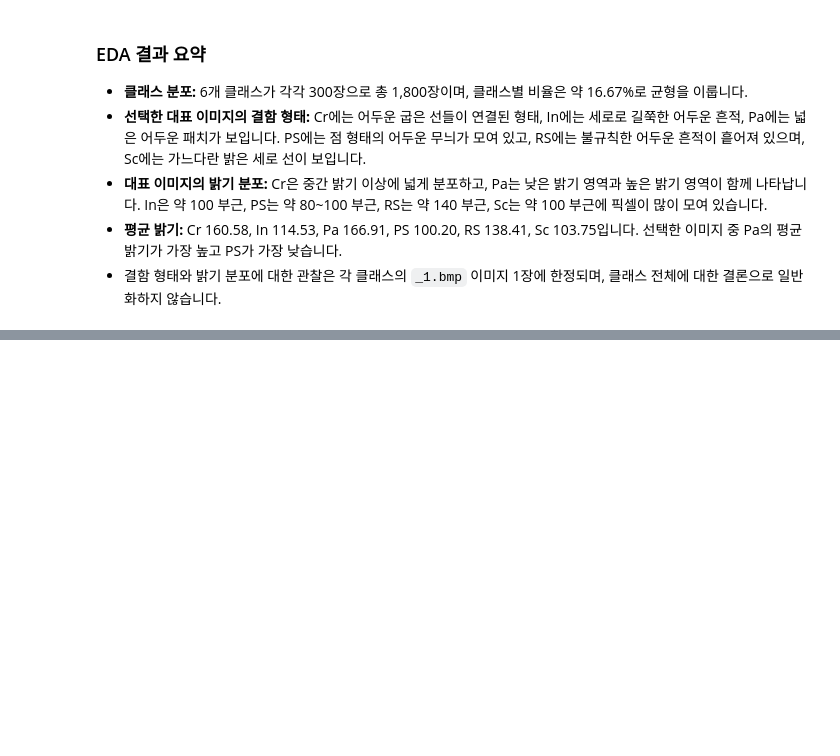
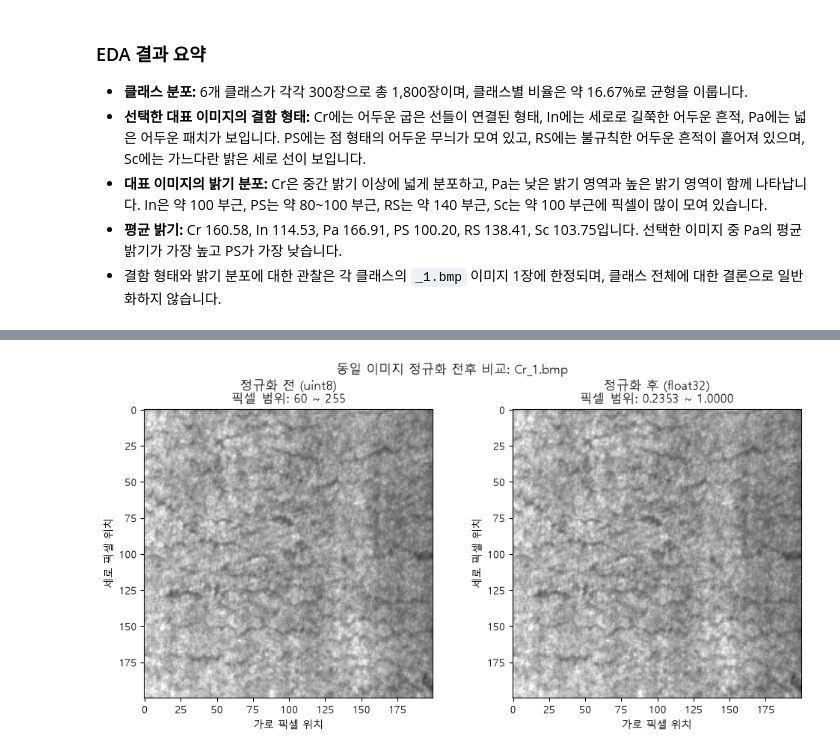
Before and after one commit to dkfjalsj/metal-surface-defect, a Jupyter notebook: metal_defect.ipynb, the cells around one changed output, grey strips where cells are left out. Drawn from its saved outputs; the diff is of its cells as text; code cells hidden in the pictures; blank space fills up the shorter version.

```diff
--- a/metal_defect.ipynb
+++ b/metal_defect.ipynb
@@ -466,0 +606,23 @@ display(pixel_summary_eda)
+# %%
+# 동일한 첫 번째 이미지의 정규화 전후 픽셀 배열 선택함
+before_image = X_raw[0]
+after_image = X[0, :, :, 0]
+
+# 원본과 정규화 이미지에 각각 0~255 및 0~1 표시 범위 적용함
+fig, axes = plt.subplots(1, 2, figsize=(10, 5))
+axes[0].imshow(before_image, cmap="gray", vmin=0, vmax=255)
+axes[1].imshow(after_image, cmap="gray", vmin=0, vmax=1)
+
+# 각 이미지 제목에 실제 최솟값과 최댓값 및 자료형 표시함
+axes[0].set_title(f"정규화 전 (uint8)\n픽셀 범위: {before_image.min()} ~ {before_image.max()}")
+axes[1].set_title(f"정규화 후 (float32)\n픽셀 범위: {after_image.min():.4f} ~ {after_image.max():.4f}")
+for ax in axes:
+    ax.set(xlabel="가로 픽셀 위치", ylabel="세로 픽셀 위치")
+fig.suptitle(f"동일 이미지 정규화 전후 비교: {image_paths_preprocess[0].name}")
+plt.tight_layout()
+
+# 정규화 비교 그래프를 PNG로 저장한 뒤 Notebook에 출력함
+plt.savefig(figure_dir_preprocess / "normalization_comparison.png", dpi=150, bbox_inches="tight")
+plt.show()
+# %% [output]
+[figure, added]
```
Also changed, not shown: parts of 5 cells of this notebook, 2 other files.
